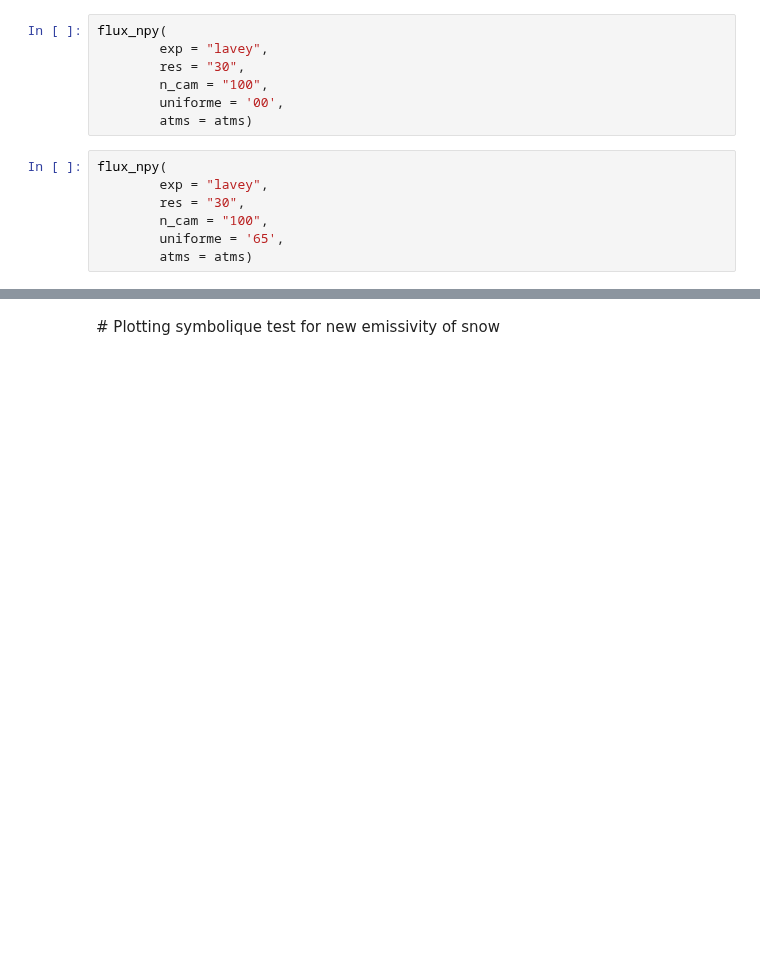
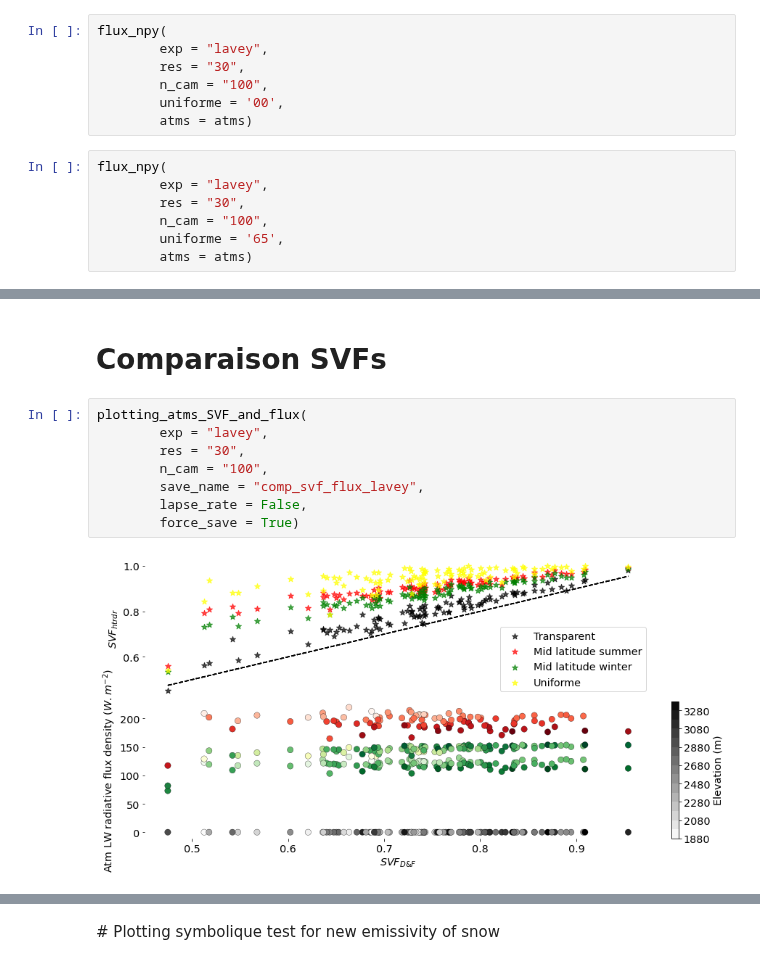
Before and after one commit to Barbouilledu38/Monte_Carlo_LW, a Jupyter notebook: scripts/LW_analyis_2.ipynb, the cells around one changed output, grey strips where cells are left out. Saved outputs shown, nothing was run; the diff lists cells and outputs as text; blank space fills up the shorter version.

```diff
--- a/scripts/LW_analyis_2.ipynb
+++ b/scripts/LW_analyis_2.ipynb
@@ -65,0 +174,12 @@ for j,lr in enumerate(lapse_rates):
+# %% [markdown]
+# Comparaison SVFs
+# %%
+plotting_atms_SVF_and_flux(
+        exp = "lavey",
+        res = "30",
+        n_cam = "100",
+        save_name = "comp_svf_flux_lavey",
+        lapse_rate = False,
+        force_save = True)
+# %% [output]
+[figure, added]
```
Also changed, not shown: parts of 35 cells of this notebook, 20 other files.
